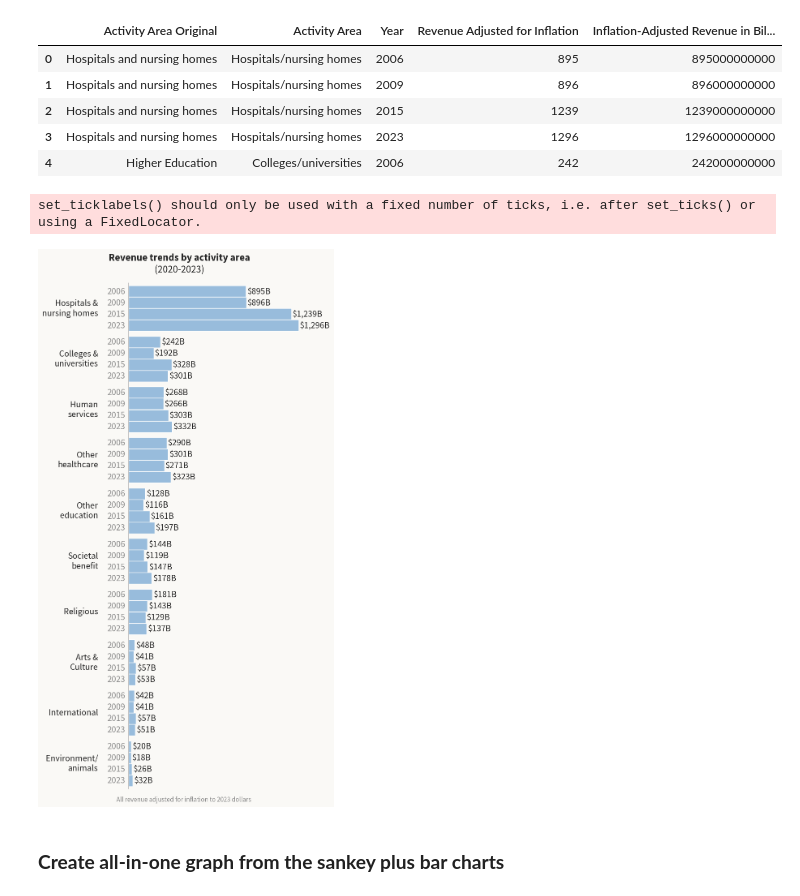
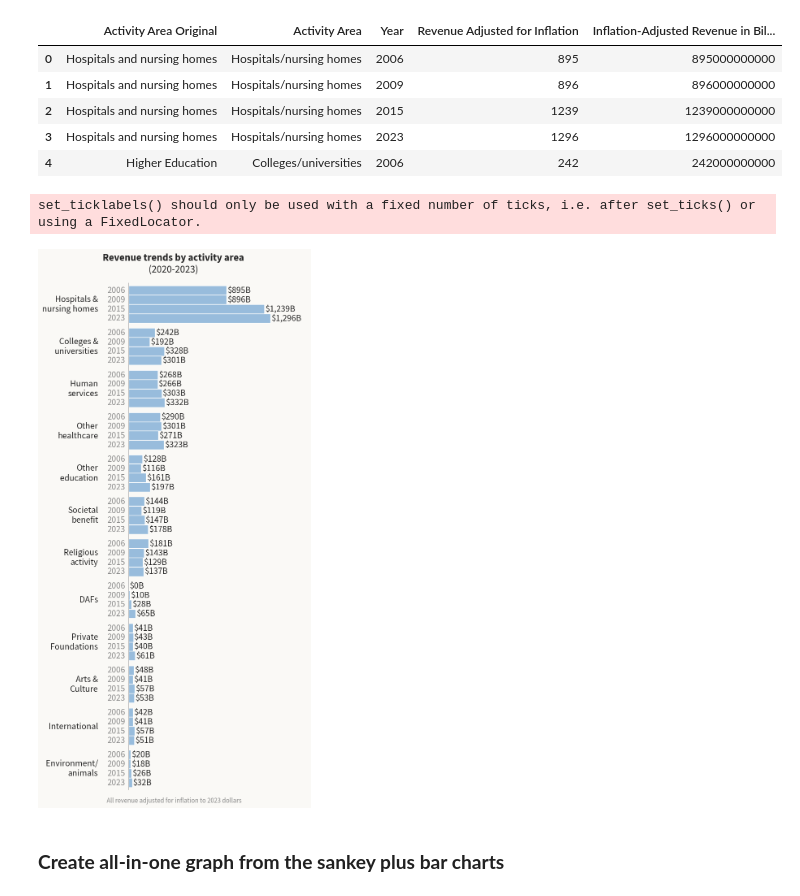
Before and after one commit to HFAwesomeCharts/MCNNonprofitEconomy, a Jupyter notebook: notebooks/MCN_NP_Economy_Figures.ipynb, the cells around one changed output. Saved outputs shown, nothing was run; the diff lists cells and outputs as text; code cells hidden in the pictures.

```diff
--- a/notebooks/MCN_NP_Economy_Figures.ipynb
+++ b/notebooks/MCN_NP_Economy_Figures.ipynb
@@ -1563,10 +1579,12 @@ activity_area_labels = {
     "Other education": "Other\neducation",
     "Human services": "Human\nservices",
     "Societal benefit": "Societal\nbenefit",
-    "Religious congregations": "Religious",
+    "Religious congregations": "Religious\nactivity",
     "Arts & culture": "Arts &\nCulture",
     "Environment/animals": "Environment/\nanimals",
     "Mutual/membership": "Mutual &\nmembership",
+    "Donor-Advised Funds": "DAFs",
+    "Private Foundations": "Foundations",
 }
 
 
@@ -1580,7 +1598,7 @@ sns.barplot(
     y="Activity Area",
     color="#8DBCE7",
     dodge=False,
-    width=0.98,
+    width=0.96,
     legend=False,
     ax=ax
 )
@@ -1641,7 +1659,6 @@ ax.tick_params(
     labelbottom=False
 )
 
-
 # ------------------------------------------------------------
 # ADD DATA LABELS ON BARS
 # ------------------------------------------------------------
@@ -1660,6 +1677,15 @@ for p in ax.patches:
         rotation=0,
     )
 
+# Add extra room to the right of the data labels
+x_min, x_max = ax.get_xlim()
+
+right_padding = 0.15
+
+ax.set_xlim(
+    left=0,
+    right=x_max + (x_max * right_padding)
+)
 
 # ------------------------------------------------------------
 # SET PLOT POSITION
@@ -1684,13 +1710,13 @@ ax.set_title(
     pad=0,
     # ha="center",
     va="top",
-    x=0.385,
+    x=0.345,
     y=1.115
 )
 
 # Set subtitles
 ax.text(
-    0.385, 1.045,
+    0.345, 1.045,
     "(2020-2023)",
     transform=ax.transAxes,
     ha="center",
@@ -1739,7 +1765,7 @@ if run_combined_svg:
         "Other education": "Other\neducation",
         "Human services": "Human\nservices",
         "Societal benefit": "Societal\nbenefit",
-        "Religious congregations": "Religious",
+        "Religious congregations": "Religious\nactivity",
         "Arts & culture": "Arts &\nCulture",
         "Environment/animals": "Environment/\nanimals",
         "Mutual/membership": "Mutual &\nmembership",
@@ -1905,7 +1931,7 @@ if run_combined_svg:
 # Safety copy of dataframe
 revenue_clean_df = revenue_raw_df.copy()
 
-revenue_clean_df["Revenue Adjusted for Inflation"] = revenue_clean_df["Revenue Adjusted for Inflation"].str.replace(",", "").astype("Int64")
+# revenue_clean_df["Revenue Adjusted for Inflation"] = revenue_clean_df["Revenue Adjusted for Inflation"].str.replace(",", "").astype("Int64")
 revenue_clean_df["Inflation-Adjusted Revenue in Billions"] = revenue_clean_df["Revenue Adjusted for Inflation"] * 1000000000
 revenue_clean_df.head()
 # %% [output]
@@ -1965,7 +1991,9 @@ activity_area_labels = {
     "Other education": "Other\neducation",
     "Human services": "Human\nservices",
     "Societal benefit": "Societal\nbenefit",
-    "Religious congregations": "Religious",
+    "Religious congregations": "Religious\nactivity",
+    "Donor-Advised Funds": "DAFs",
+    "Private Foundations": "Private\nFoundations",
     "Arts & culture": "Arts &\nCulture",
     "Environment/animals": "Environment/\nanimals",
 }
@@ -1997,7 +2025,7 @@ sns.barplot(
     ] * revenue_clean_df["Year"].nunique(),
     # alpha=0.7,
     dodge=True,
-    width=0.9,
+    width=0.88,
     legend=False,
     ax=ax
 )
@@ -2078,6 +2106,15 @@ for p in ax.patches:
         rotation=0,
     )
 
+# Add extra room to the right of the data labels
+x_min, x_max = ax.get_xlim()
+
+right_padding = 0.20
+
+ax.set_xlim(
+    left=0,
+    right=x_max + (x_max * right_padding)
+)
 
 # ------------------------------------------------------------
 # SET PLOT POSITION
@@ -2184,13 +2221,13 @@ ax.set_title(
     pad=0,
     # ha="center",
     va="top",
-    x=0.285,
+    x=0.25,
     y=1.06
 )
 
 # Set subtitles
 ax.text(
-    0.285, 1.022,
+    0.25, 1.022,
     "(2020-2023)",
     transform=ax.transAxes,
     ha="center",
@@ -2204,36 +2241,36 @@ ax.text(
 # ------------------------------------------------------------
 
 fig.text(
-    x=0.5,
+    x=0.47,
     y=0.01,
     s="All revenue adjusted for inflation to 2023 dollars",
     ha="center",
     va="bottom",
     fontsize=bar_poster_caption_size,
     color=caption_color,
 )
 
 # ------------------------------------------------------------
 # OUTPUT GRAPH AS SVG
 # ------------------------------------------------------------
 
 revenue_svg_output_path = os.path.join(
     output_directory,
     revenue_file + ".svg"
 )
 
 fig.savefig(
     revenue_svg_output_path,
     format="svg",
     bbox_inches=None
 )
 
 dpi = 300
 
 plt.show()
 # %% [output]
 set_ticklabels() should only be used with a fixed number of ticks, i.e. after set_ticks() or using a FixedLocator.
-[figure, old version]
+[figure, new version]
 # %%
 # FIGURE: REVENUE TRENDS (FOR STATIC COMBO WEB GRAPH)
 
```
Also changed, not shown: parts of 12 cells of this notebook, 12 other files.
